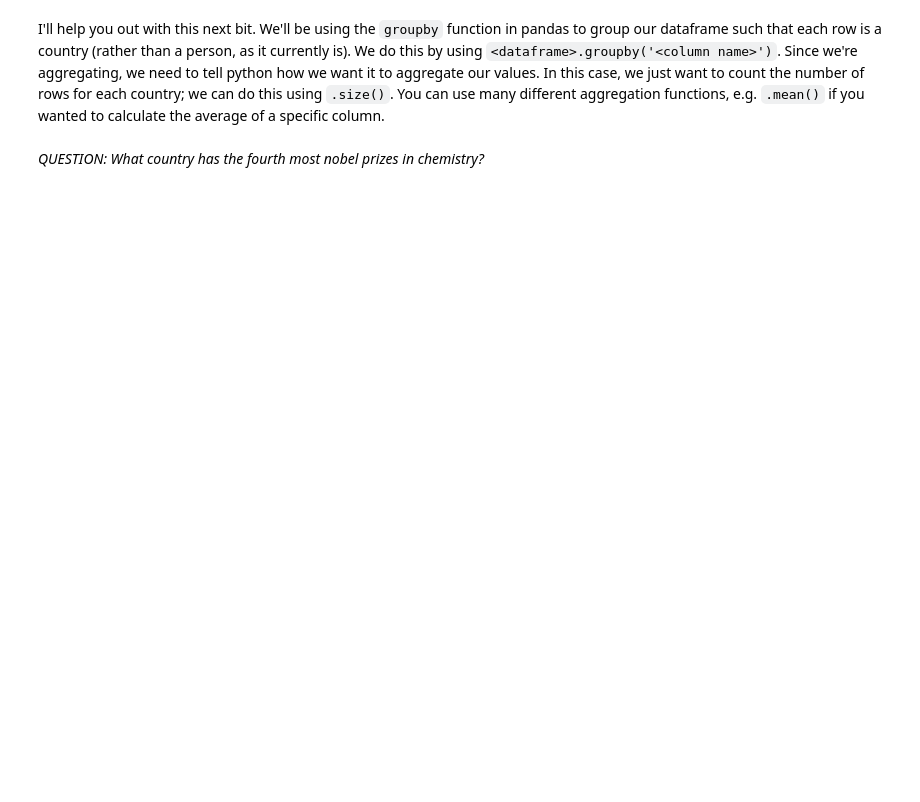
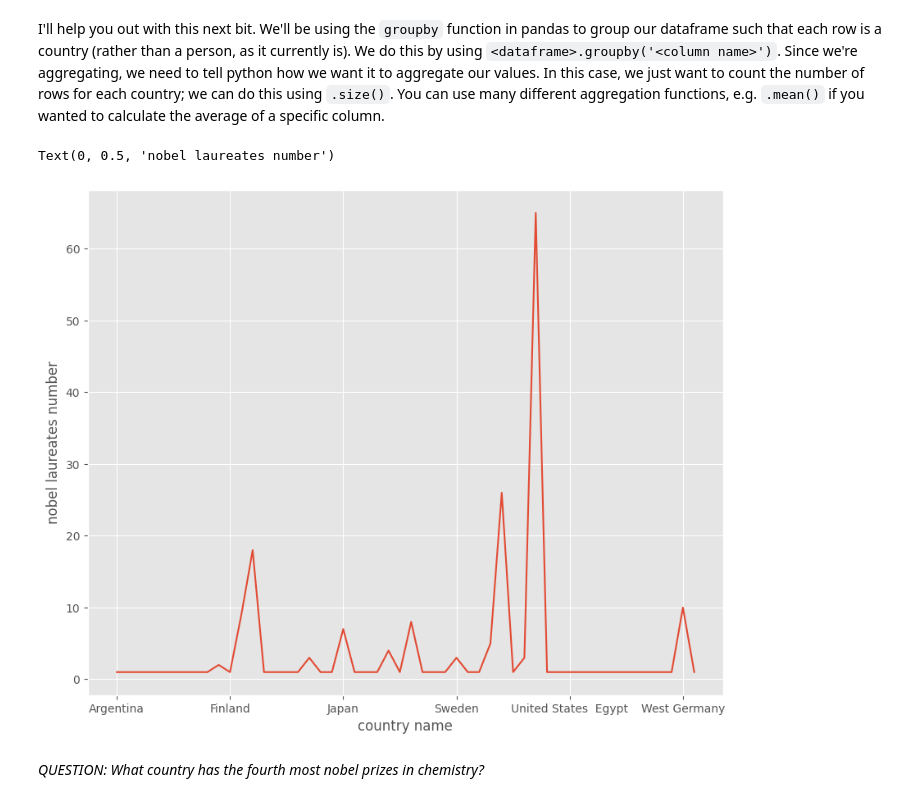
Before and after one commit to mathildesoulie/QM2, a Jupyter notebook: notebooks/W02. Pandas.ipynb, the cells around one changed output. Saved outputs shown, nothing was run; the diff lists cells and outputs as text; code cells hidden in the pictures; blank space fills up the shorter version.

```diff
--- a/notebooks/W02. Pandas.ipynb
+++ b/notebooks/W02. Pandas.ipynb
@@ -440,5 +458,14 @@ And there we have it; a nicely formatted dataframe ready for analysis, straight
 Using the following URL https://en.wikipedia.org/wiki/List_of_Nobel_laureates_in_Chemistry create a plot of the top 10 countries in terms of nobel laureates. First, follow the steps below:
 # %%
 # scrape the table of Nobel Laureates in Chemistry using read_html. remember, this gives us a LIST of dataframes! lets call this list chem_tables
+url='https://en.wikipedia.org/wiki/List_of_Nobel_laureates_in_Chemistry'
 
+chem_tables=pandas.read_html(url)
+
+top10=chem_tables[0]
+top10
+top10.rename(columns={top10.columns[1]: "Title" }, inplace = True)
+top10
 # select the first dataframe from this list and call it chem
+chem=tables[0]
+chem
@@ -446,11 +487,18 @@ Using the following URL https://en.wikipedia.org/wiki/List_of_Nobel_laureates_in
 I'll help you out with this next bit. We'll be using the `groupby` function in pandas to group our dataframe such that each row is a country (rather than a person, as it currently is). We do this by using `<dataframe>.groupby('<column name>')`. Since we're aggregating, we need to tell python how we want it to aggregate our values. In this case, we just want to count the number of rows for each country; we can do this using `.size()`. You can use many different aggregation functions, e.g. `.mean()` if you wanted to calculate the average of a specific column.
 # %%
 # here, we're creating a new dataframe called 'country' in which each row is a country, and the values represent the number of nobel laureates.
+
 countries=chem.groupby('Country[B]').size()
 
 #now let's sort it in descending order
 countries.sort_values(ascending=False)
 
 # finally, plot the top 10 countries
+countries.plot()
+plt.xlabel ('country name')
+plt.ylabel('nobel laureates number')
+# %% [output]
+Text(0, 0.5, 'nobel laureates number')
+[figure, added]
 # %% [markdown]
 *QUESTION: What country has the fourth most nobel prizes in chemistry?*
```
Also changed, not shown: parts of 13 cells of this notebook.
